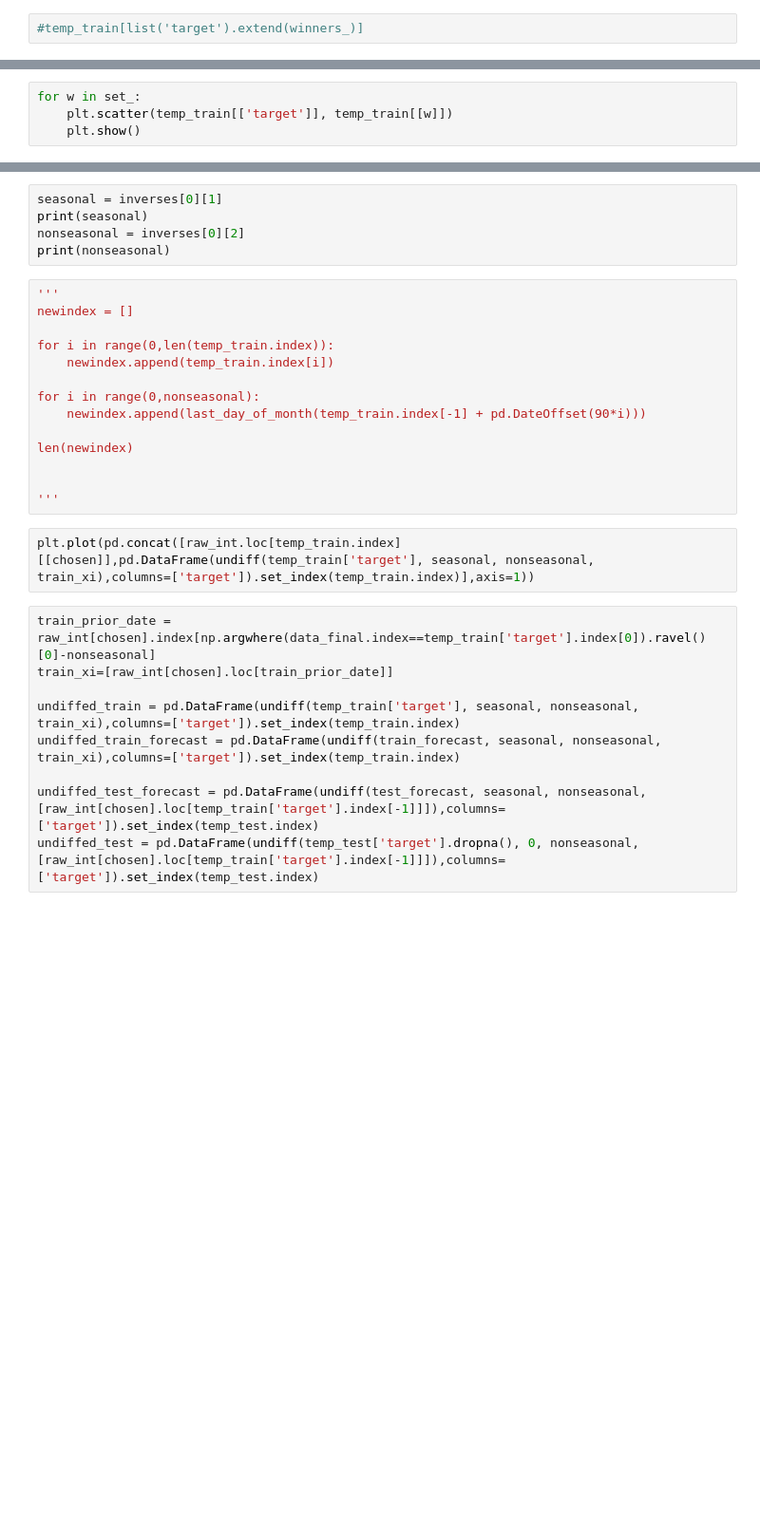
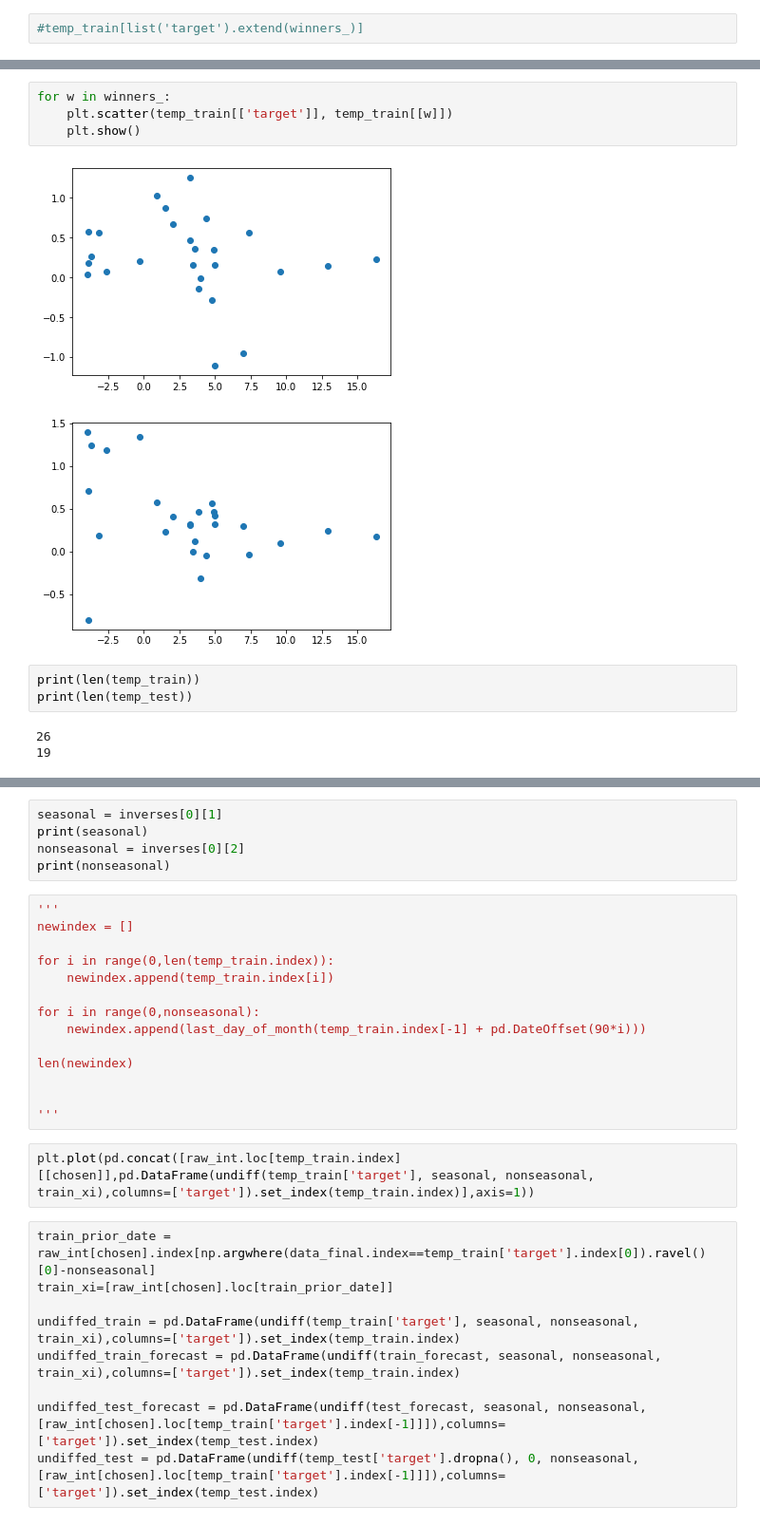
Before and after one commit to thistleknot/py_sock_par, a Jupyter notebook: Fred Analysis.ipynb, the cells around one changed output, grey strips where cells are left out. Shown at 95% size. Saved outputs shown, nothing was run; the diff lists cells and outputs as text; blank space fills up the shorter version.

```diff
--- a/Fred Analysis.ipynb
+++ b/Fred Analysis.ipynb
@@ -938,7 +1136,16 @@ plt.show()
 # %%
-for w in set_:
+for w in winners_:
     plt.scatter(temp_train[['target']], temp_train[[w]])
     plt.show()
+# %% [output]
+[figure, added]
+[figure, added]
+# %%
+print(len(temp_train))
+print(len(temp_test))
+# %% [output]
+26
+19
 # %%
 #for w in winners_:
 sn.set_theme(style="ticks")
```
Also changed, not shown: parts of 36 cells of this notebook.
